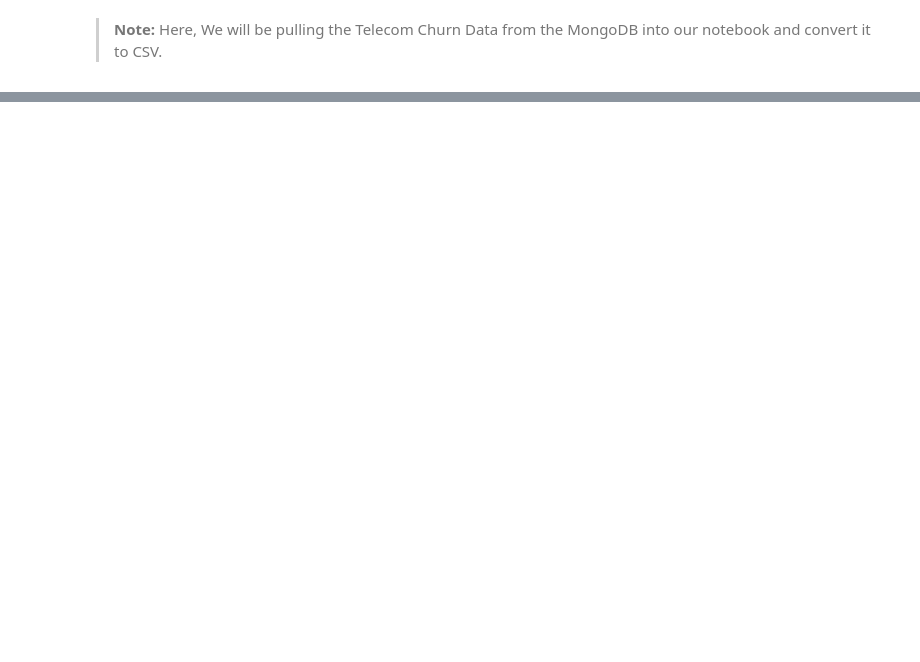
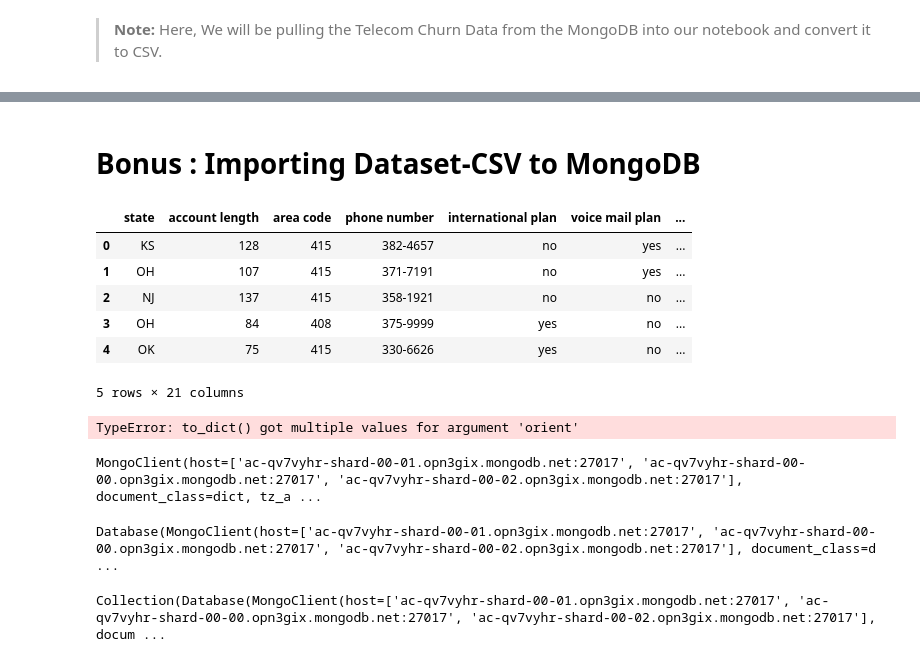
Before and after one commit to ehtisham-sadiq/NoSQL-with-MongoDB, a Jupyter notebook: Data Abstraction .ipynb, the cells around one changed output, grey strips where cells are left out. Cells and saved outputs as stored; diff of their text form; code cells hidden in the pictures; blank space fills up the shorter version.

```diff
--- a/Data Abstraction .ipynb
+++ b/Data Abstraction .ipynb
@@ -35,0 +307,33 @@
+# %% [markdown]
+# Bonus : Importing Dataset-CSV to MongoDB
+# %%
+df = pd.read_csv('datasets/churn_dataset.csv')
+df.head()
+# %% [output]
+|  | state | account length | area code | phone number | international plan | voice mail plan | ... |
+| 0 | KS | 128 | 415 | 382-4657 | no | yes | ... |
+| 1 | OH | 107 | 415 | 371-7191 | no | yes | ... |
+| 2 | NJ | 137 | 415 | 358-1921 | no | no | ... |
+| 3 | OH | 84 | 408 | 375-9999 | yes | no | ... |
+| 4 | OK | 75 | 415 | 330-6626 | yes | no | ... |
+5 rows × 21 columns
+# %%
+# df.to_json('datasets/churn.json')
+data = df.to_dict("images/records", orient='split')
+data
+# %% [output]
+TypeError: to_dict() got multiple values for argument 'orient'
+# %%
+client
+# %% [output]
+MongoClient(host=['ac-qv7vyhr-shard-00-01.opn3gix.mongodb.net:27017', 'ac-qv7vyhr-shard-00-00.opn3gix.mongodb.net:27017', 'ac-qv7vyhr-shard-00-02.opn3gix.mongodb.net:27017'], document_class=dict, tz_a ...
+# %%
+db_churn = client['Telecom']
+db_churn
+# %% [output]
+Database(MongoClient(host=['ac-qv7vyhr-shard-00-01.opn3gix.mongodb.net:27017', 'ac-qv7vyhr-shard-00-00.opn3gix.mongodb.net:27017', 'ac-qv7vyhr-shard-00-02.opn3gix.mongodb.net:27017'], document_class=d ...
+# %%
+db_churn_c = db_churn['Churn']
+db_churn_c
+# %% [output]
+Collection(Database(MongoClient(host=['ac-qv7vyhr-shard-00-01.opn3gix.mongodb.net:27017', 'ac-qv7vyhr-shard-00-00.opn3gix.mongodb.net:27017', 'ac-qv7vyhr-shard-00-02.opn3gix.mongodb.net:27017'], docum ...
```
Also changed, not shown: parts of 67 cells of this notebook.
